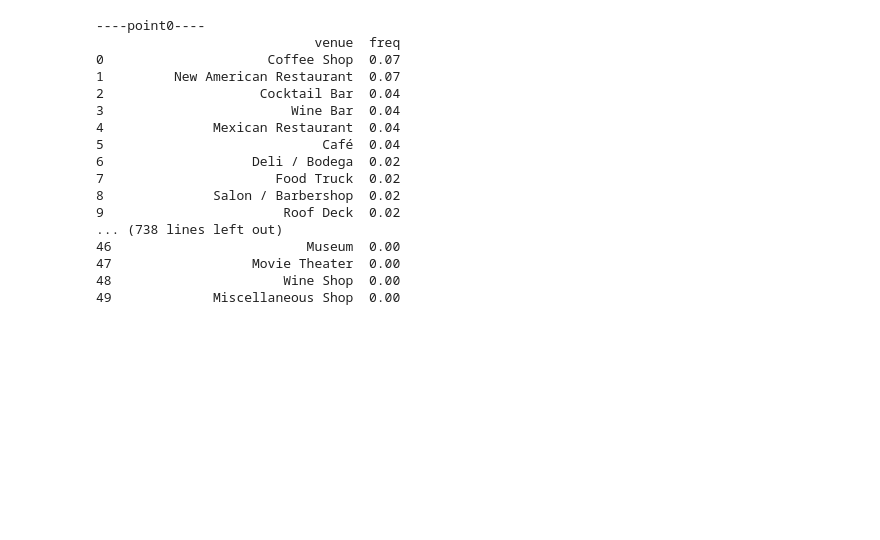
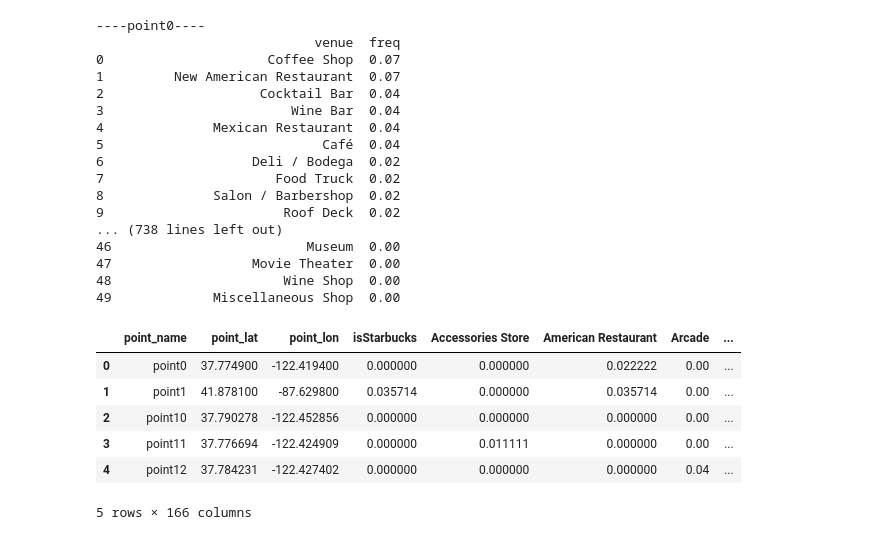
Before and after one commit to Brian-Lee/Coursera_Capstone, a Jupyter notebook: test.ipynb, the cells around one changed output. Drawn from its saved outputs; the diff is of its cells as text; code cells hidden in the pictures; blank space fills up the shorter version.

```diff
--- a/test.ipynb
+++ b/test.ipynb
@@ -280,3 +280,13 @@ for point in grouped['point_name']:
 47                  Movie Theater  0.00
 48                      Wine Shop  0.00
 49             Miscellaneous Shop  0.00
+# %%
+grouped.head()
+# %% [output]
+|  | point_name | point_lat | point_lon | isStarbucks | Accessories Store | American Restaurant | Arcade | ... |
+| 0 | point0 | 37.774900 | -122.419400 | 0.000000 | 0.000000 | 0.022222 | 0.00 | ... |
+| 1 | point1 | 41.878100 | -87.629800 | 0.035714 | 0.000000 | 0.035714 | 0.00 | ... |
+| 2 | point10 | 37.790278 | -122.452856 | 0.000000 | 0.000000 | 0.000000 | 0.00 | ... |
+| 3 | point11 | 37.776694 | -122.424909 | 0.000000 | 0.011111 | 0.000000 | 0.00 | ... |
+| 4 | point12 | 37.784231 | -122.427402 | 0.000000 | 0.000000 | 0.000000 | 0.04 | ... |
+5 rows × 166 columns
```
Also changed, not shown: parts of 4 cells of this notebook.
